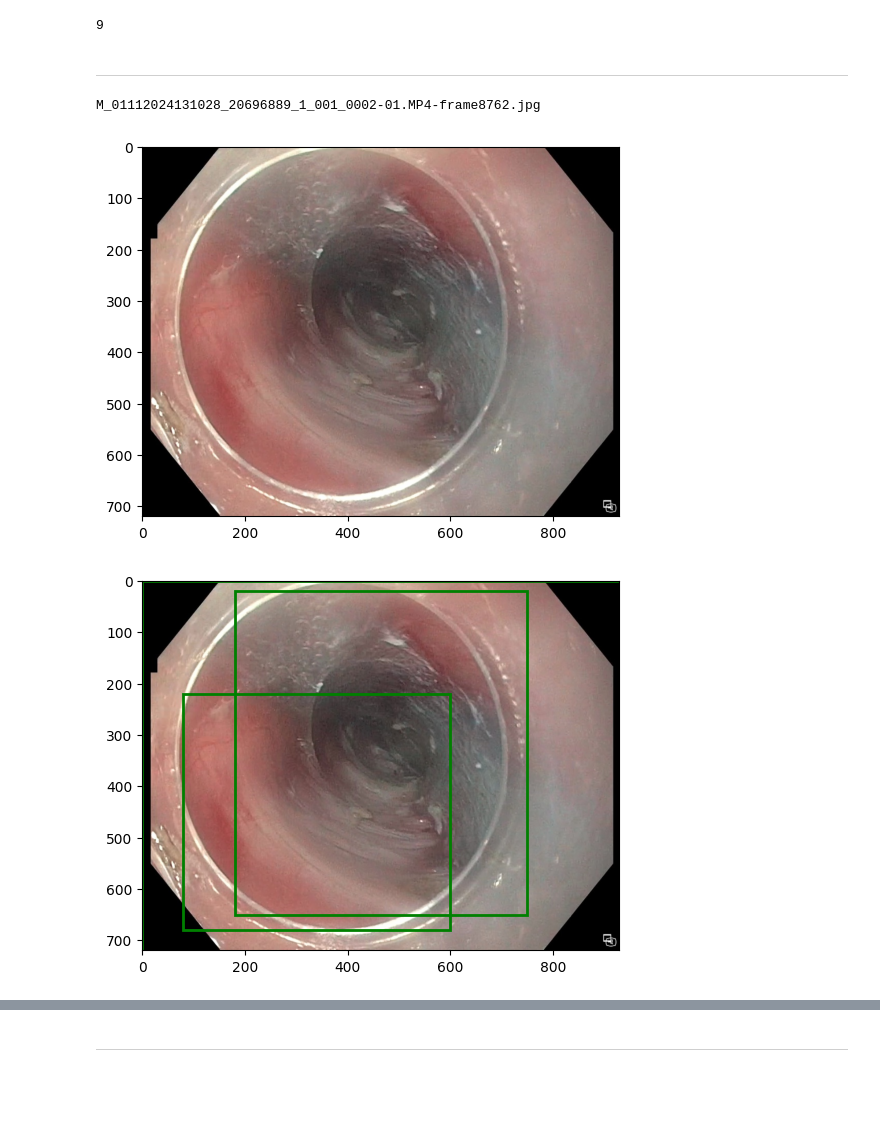
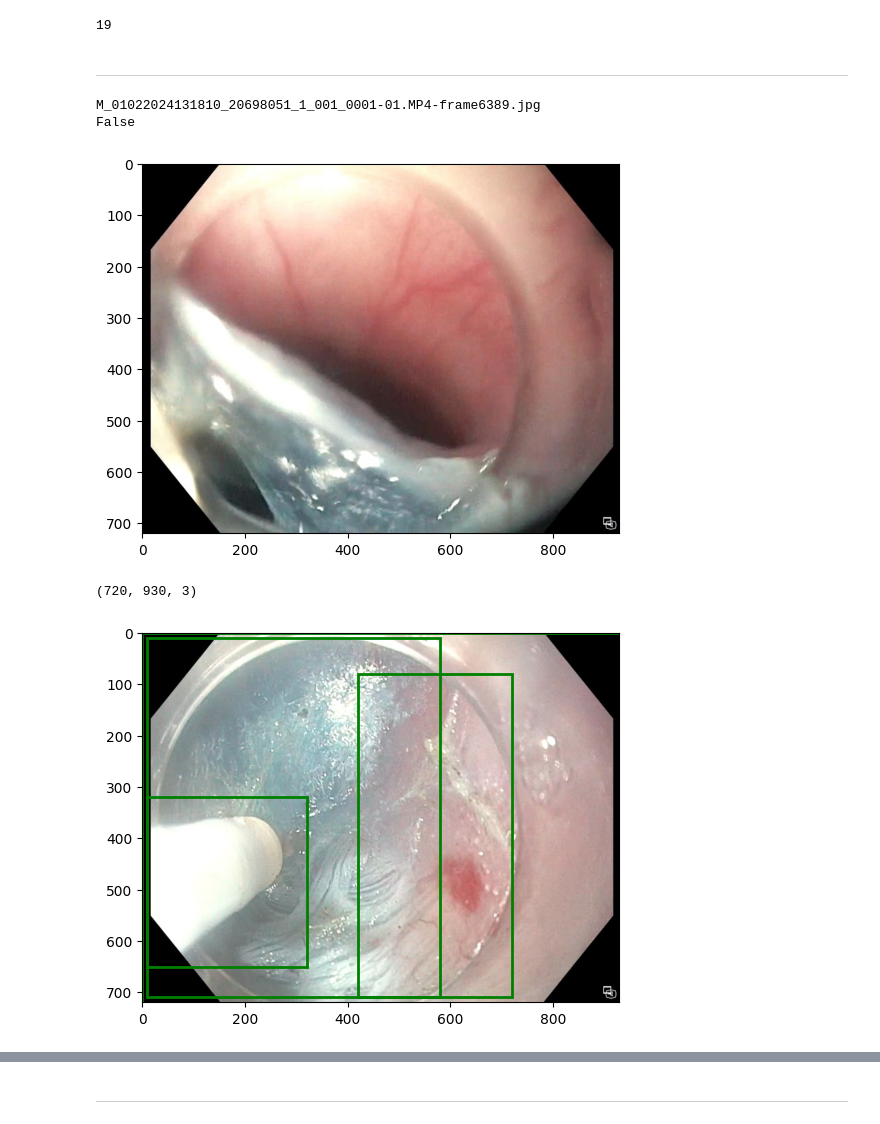
Before and after one commit to NamanChhibbar/BM5020-Project, a Jupyter notebook: annotation.ipynb, the cells around one changed output, grey strips where cells are left out. Saved outputs shown, nothing was run; the diff lists cells and outputs as text; code cells hidden in the pictures; blank space fills up the shorter version.

```diff
--- a/annotation.ipynb
+++ b/annotation.ipynb
@@ -36,49 +56,53 @@ path_iter = iter(im_paths)
 # %%
+pkl_path = f"{im_dir}/annotations.pkl"
+
 with open(pkl_path, "rb") as file:
     all_masks = pickle.load(file)
 
 len(all_masks)
 # %% [output]
-9
+19
 # %% [markdown]
 ---
 # %%
-im_path = next(path_iter)
-filename = os.path.split(im_path)[1]
-while (os.path.splitext(im_path)[1] != ".jpg") or (filename in all_masks.keys()):
-    im_path = next(path_iter)
-    filename = os.path.split(im_path)[1]
+filename = next(filenames_iter)
+while filename in all_masks.keys():
+    filename = next(filenames_iter)
 
-print(filename)
-image = cv2.imread(im_path)
+print(filename, filename in all_masks.keys(), sep="\n")
+image = cv2.imread(f"{im_dir}/{filename}")
 image = cv2.cvtColor(image, cv2.COLOR_BGR2RGB)
-predictor.set_image(image)
 plt.imshow(image)
 plt.show()
 # %% [output]
-M_01112024131028_20696889_1_001_0002-01.MP4-frame8762.jpg
+M_01022024131810_20698051_1_001_0001-01.MP4-frame6389.jpg
+False
-[figure, old version]
+[figure, new version]
+# %%
+image.shape
+# %% [output]
+(720, 930, 3)
 # %%
 input_boxes = torch.tensor([
 
     # 0 - Background (Null class)
     [0, 0, *image.shape[-2::-1]],
 
     # 1 - Muscle layer
-    [80, 220, 600, 680],
+    [420, 80, 720, 710],
 
     # 2 - Mucosal layer
-    [180, 20, 750, 650],
+    [10, 10, 580, 710],
 
     # 3 - Electrode
-    [0, 0, 0, 0]
+    [10, 320, 320, 650]
 
 ]).to(device)
 
 plt.imshow(image)
 for box in input_boxes:
     show_box(box.cpu(), plt.gca())
 plt.show()
 # %% [output]
-[figure, old version]
+[figure, new version]
 # %%
```
Also changed, not shown: parts of 9 cells of this notebook, 15 other files.
